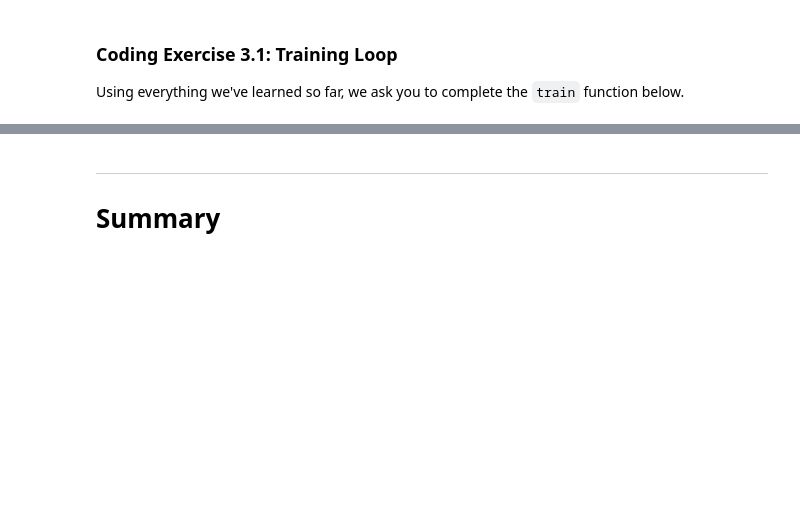
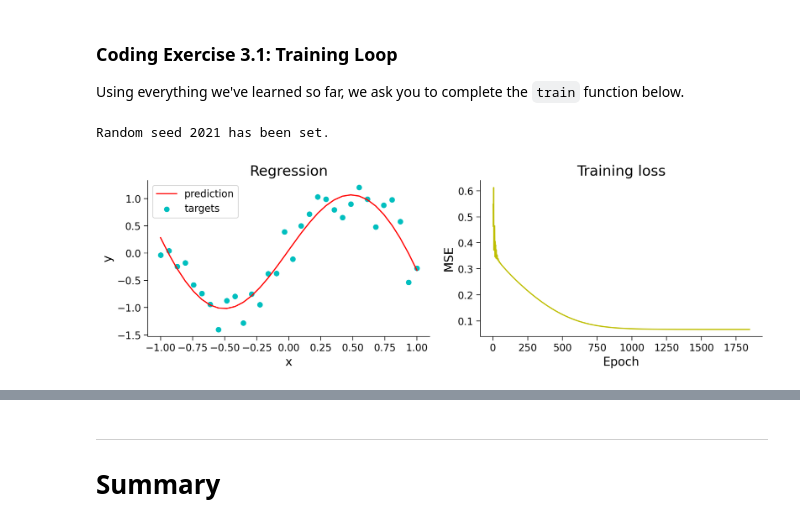
Before and after one commit to Xiaoyue-Zhou/NeuroMatch-DL, a Jupyter notebook: tutorials/W1D2_LinearDeepLearning/student/W1D2_Tutorial1.ipynb, the cells around one changed output, grey strips where cells are left out. Saved outputs shown, nothing was run; the diff lists cells and outputs as text; code cells hidden in the pictures; blank space fills up the shorter version.

```diff
--- a/tutorials/W1D2_LinearDeepLearning/student/W1D2_Tutorial1.ipynb
+++ b/tutorials/W1D2_LinearDeepLearning/student/W1D2_Tutorial1.ipynb
@@ -1032,44 +1070,45 @@ def train(features, labels, model, loss_fun, optimizer, n_epochs):
     features: torch.Tensor
       Features (input) with shape torch.Size([n_samples, 1])
     labels: torch.Tensor
       Labels (targets) with shape torch.Size([n_samples, 1])
     model: torch nn.Module
       The neural network
     loss_fun: function
       Loss function
     optimizer: function
       Optimizer
     n_epochs: int
       Number of training iterations
 
   Returns:
     loss_record: list
       Record (evolution) of training losses
   """
   loss_record = []  # Keeping recods of loss
 
   for i in range(n_epochs):
     #################################################
     ## Implement the missing parts of the training loop
     # Complete the function and remove or comment the line below
-    raise NotImplementedError("Training loop `train`")
+    # raise NotImplementedError("Training loop `train`")
     #################################################
-    ...  # Set gradients to 0
-    predictions = ...  # Compute model prediction (output)
-    loss = ...  # Compute the loss
-    ...  # Compute gradients (backward pass)
-    ...  # Update parameters (optimizer takes a step)
+    optimizer.zero_grad()  # Set gradients to 0
+    predictions = model(features)  # Compute model prediction (output)
+    loss = loss_fun(predictions, labels)  # Compute the loss
+    loss.backward()  # Compute gradients (backward pass)
+    optimizer.step()  # Update parameters (optimizer takes a step)
 
     loss_record.append(loss.item())
   return loss_record
 
-
-
 set_seed(seed=2021)
 epochs = 1847 # Cauchy, Exercices d'analyse et de physique mathematique (1847)
-## Uncomment to run
-# losses = train(inputs, targets, wide_net, loss_function, sgd_optimizer, epochs)
-# ex3_plot(wide_net, inputs, targets, epochs, losses)
+# Uncomment to run
+losses = train(inputs, targets, wide_net, loss_function, sgd_optimizer, epochs)
+ex3_plot(wide_net, inputs, targets, epochs, losses)
+# %% [output]
+Random seed 2021 has been set.
+[figure, added]
 # %% [markdown]
 [*Click for solution*](https://github.com/NeuromatchAcademy/course-content-dl/tree/main/tutorials/W1D2_LinearDeepLearning/solutions/W1D2_Tutorial1_Solution_5901bdf4.py)
 
```
Also changed, not shown: parts of 10 cells of this notebook.
